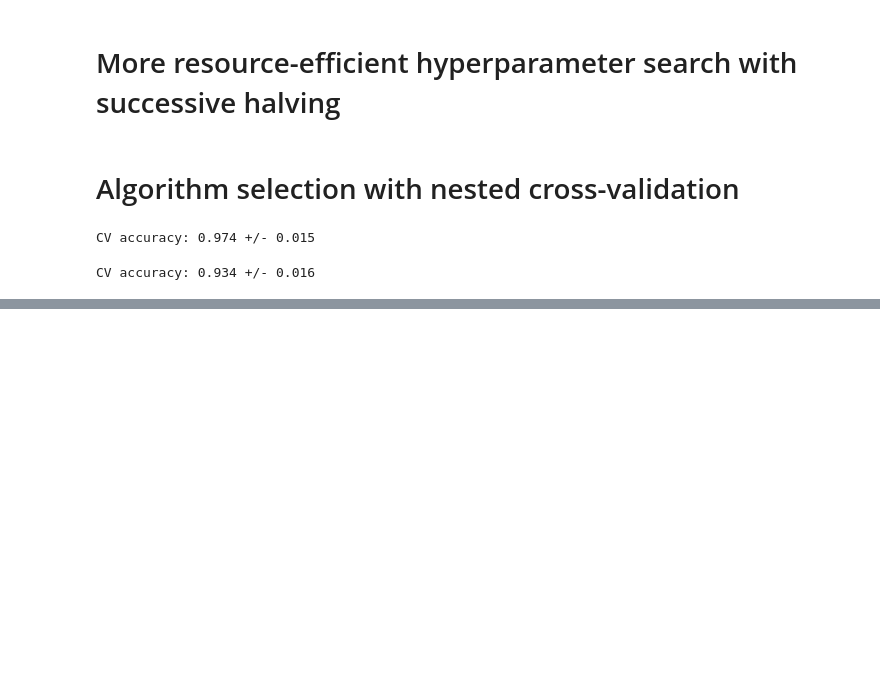
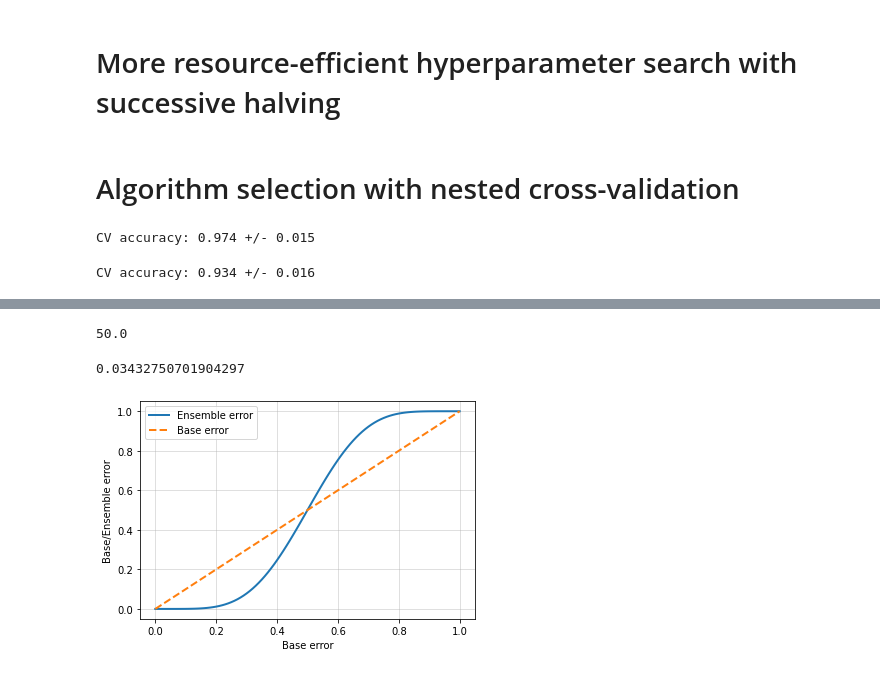
Before and after one commit to robb666/nn, a Jupyter notebook: Machine Learning With PyTorch and Scikit-Learn/Chapter 6.ipynb, the cells around one changed output, grey strips where cells are left out. Drawn from its saved outputs; the diff is of its cells as text; code cells hidden in the pictures; blank space fills up the shorter version.

```diff
--- a/Machine Learning With PyTorch and Scikit-Learn/Chapter 6.ipynb
+++ b/Machine Learning With PyTorch and Scikit-Learn/Chapter 6.ipynb
@@ -352,0 +507,43 @@ CV accuracy: 0.934 +/- 0.016
+# %%
+X_bal = np.vstack((X[y == 0], X_upsampled))
+y_bal = np.hstack((y[y == 0], y_upsampled))
+
+y_pred = np.zeros(y_bal.shape[0])
+np.mean(y_pred == y_bal) * 100
+# %% [output]
+50.0
+# %%
+from scipy.special import comb
+import math
+
+
+def ensemble_error(n_classifier, error):
+    k_start = int(math.ceil(n_classifier / 2.))
+    probs = [comb(n_classifier, k) *
+             error**k *
+             (1-error)**(n_classifier - k)
+             for k in range(k_start, n_classifier + 1)]
+    return sum(probs)
+
+ensemble_error(n_classifier=11, error=0.25)
+# %% [output]
+0.03432750701904297
+# %%
+import numpy as np
+import matplotlib.pyplot as plt
+
+error_range = np.arange(0.0, 1.01, 0.01)
+ens_errors = [ensemble_error(n_classifier=11, error=error)
+              for error in error_range]
+plt.plot(error_range, ens_errors,
+         label='Ensemble error',
+         linewidth=2)
+plt.plot(error_range, error_range,
+         linestyle='--', label='Base error',
+         linewidth=2)
+plt.xlabel('Base error')
+plt.ylabel('Base/Ensemble error')
+plt.legend(loc='upper left')
+plt.grid(alpha=0.5)
+# %% [output]
+[figure, added]
```
Also changed, not shown: parts of 15 cells of this notebook.
